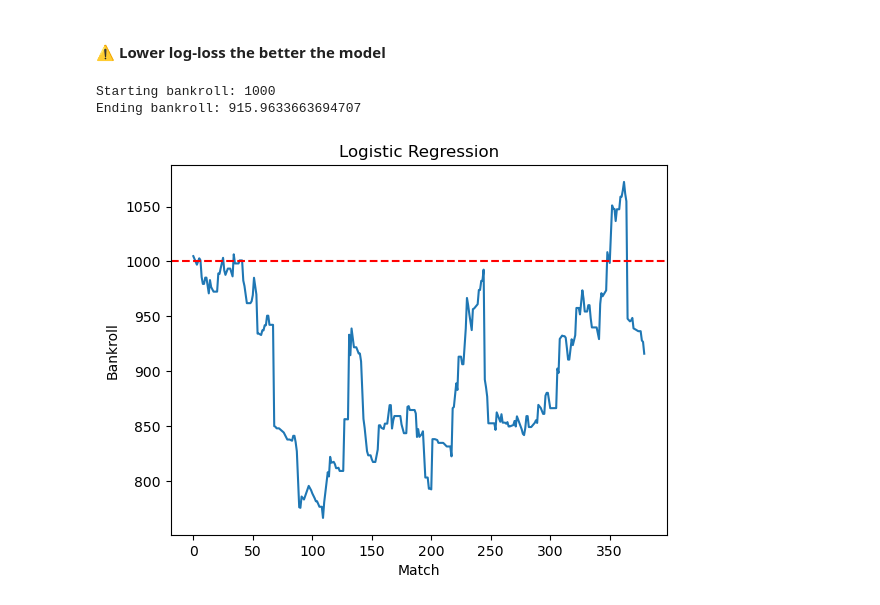
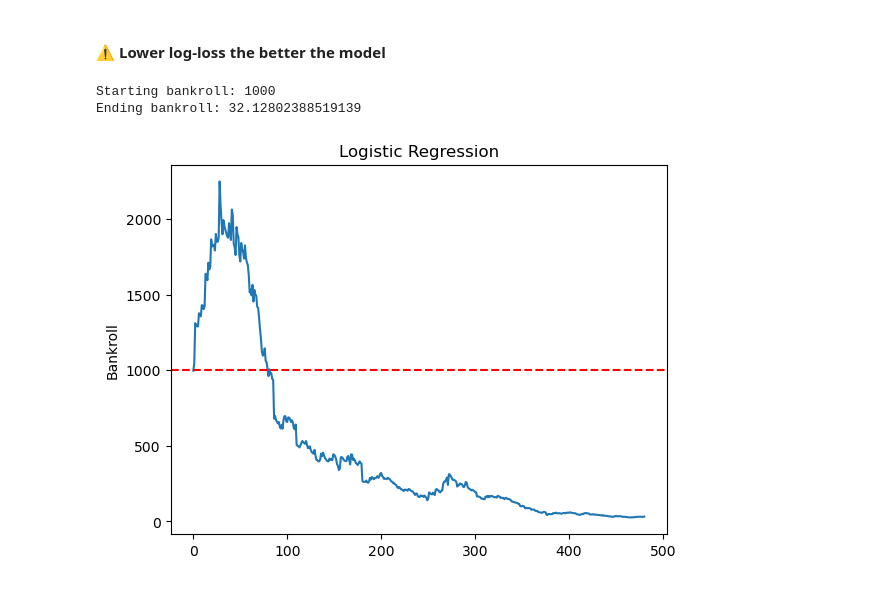
Before and after one commit to cabeywic/football-ml-betting, a Jupyter notebook: notebooks/experiments.ipynb, the cells around one changed output. Saved outputs shown, nothing was run; the diff lists cells and outputs as text; code cells hidden in the pictures.

```diff
--- a/notebooks/experiments.ipynb
+++ b/notebooks/experiments.ipynb
@@ -28,7 +31,7 @@ from strategy import KellyCriterionStrategy, FixedFractionalStrategy, Fractional
 print("Loading config file...")
 config = YamlLoader(path="../src/config/config.yaml").load()
 FOOTBALL_DATA_CONFIG = config["data"]
-COLUMNS = ['Div', 'Date', 'HomeTeam', 'AwayTeam', 'FTHG', 'FTAG', 'FTR', 'HTHG', 'HTAG', 'HS', 'AS', 'HST', 'AST', 'HF', 'AF', 'HC', 'AC', 'HY', 'AY', 'HR', 'AR', 'B365H', 'B365D', 'B365A', 'BWH', 'BWD', 'BWA', 'IWH', 'IWD', 'IWA']
+COLUMNS = ['Div', 'Date', 'HomeTeam', 'AwayTeam', 'FTHG', 'FTAG', 'FTR', 'HTHG', 'HTAG', 'HS', 'AS', 'HST', 'AST', 'HF', 'AF', 'HC', 'AC', 'HY', 'AY', 'HR', 'AR', 'B365H', 'B365D', 'B365A', 'BWH', 'BWD', 'BWA', 'IWH', 'IWD', 'IWA', 'PSH', 'PSD', 'PSA']
 
 print("Loading football data...")
 football_dataset = FootballData.load(**FOOTBALL_DATA_CONFIG, columns=COLUMNS)
@@ -93,9 +69,11 @@ pi_rating_generator = PiRatingGenerator()
 football_dataset.compute_features([elo_rating_generator, win_streak_generator, gap_rating_generator, pi_rating_generator])
 
 label_encoder = LabelEncoder()
-feature_columns = ['HomeEloBefore', 'AwayEloBefore', 'B365H', 'B365A', 'B365D', 'BWH', 'BWD', 'BWA', 'IWH', 'IWD', 'IWA', 'HomeGapAttackBefore',
+feature_columns = ['HomeEloBefore', 'AwayEloBefore', 'B365H', 'B365A', 'B365D', 'BWH', 'BWD', 'BWA', 'IWH', 'IWD', 'IWA', 'PSH', 'PSD', 'PSA', 'HomeGapAttackBefore',
                 'HomeGapDefendBefore', 'AwayGapAttackBefore', 'AwayGapDefendBefore','HomeStreakBefore', 'AwayStreakBefore', 'HomePiBefore', 'AwayPiBefore']
 
-division = football_dataset.divisions['E0']
+# division = football_dataset.divisions['E0']
+# division = football_dataset.divisions['E1']
+division = football_dataset.divisions['SP1']
 # %% [markdown]
 ### Prepairing the dataframe
@@ -104,5 +80,7 @@ TODO: Overround
 # %%
 df = division.dataframe
+# df = pd.concat([item.dataframe for item in football_dataset.divisions.values()])
+
 df = df.dropna(subset=feature_columns)
 df['FTR'] = label_encoder.fit_transform(df['FTR'])
 
@@ -115,7 +93,10 @@ test_set = data[data['Season'] == '2022-2023']
 
 # Create the training set
 train_set = data[~data['Season'].isin(['2021-2022', '2022-2023'])]
-model_features = ['HomeGapAttackBefore', 'HomeGapDefendBefore', 'AwayGapAttackBefore', 'AwayGapDefendBefore', 'B365H', 'B365A', 'B365D', 'BWH', 'BWD', 'BWA', 'IWH', 'IWD', 'IWA']
+# model_features = ['HomePiBefore', 'AwayPiBefore', 'B365H', 'B365A', 'B365D', 'BWH', 'BWD', 'BWA', 'IWH', 'IWD', 'IWA', 'PSH', 'PSD', 'PSA']
+# model_features = ['HomeEloBefore', 'AwayEloBefore','HomeStreakBefore', 'AwayStreakBefore', 'B365H', 'B365A', 'B365D', 'BWH', 'BWD', 'BWA', 'IWH', 'IWD', 'IWA']
+model_features = ['HomeGapAttackBefore', 'HomeGapDefendBefore', 'AwayGapAttackBefore', 'AwayGapDefendBefore', 'B365H', 'B365A', 'B365D', 'BWH', 'BWD', 'BWA', 'IWH', 'IWD', 'IWA', 'PSH', 'PSD', 'PSA']
+# model_features = ['HomeGapAttackBefore', 'HomeGapDefendBefore', 'AwayGapAttackBefore', 'AwayGapDefendBefore', 'HomePiBefore', 'AwayPiBefore', 'B365H', 'B365A', 'B365D', 'BWH', 'BWD', 'BWA', 'IWH', 'IWD', 'IWA']
 
 X_train, y_train = train_set[model_features], train_set['FTR']
 X_test, y_test = test_set[model_features], test_set['FTR']
@@ -138,16 +119 @@ Validation      [2021-2022] |  380
 Testing         [2022-2023] |  380
-# %%
-print("Preparing dataset")
-df = division.dataframe
-df = df.dropna(subset=feature_columns)
-df['FTR'] = label_encoder.fit_transform(df['FTR'])
-
-# model_features = ['HomePiBefore', 'AwayPiBefore', 'B365H', 'B365A', 'B365D', 'BWH', 'BWD', 'BWA', 'IWH', 'IWD', 'IWA']
-# model_features = ['HomeEloBefore', 'AwayEloBefore','HomeStreakBefore', 'AwayStreakBefore', 'B365H', 'B365A', 'B365D', 'BWH', 'BWD', 'BWA', 'IWH', 'IWD', 'IWA']
-model_features = ['HomeGapAttackBefore', 'HomeGapDefendBefore', 'AwayGapAttackBefore', 'AwayGapDefendBefore', 'B365H', 'B365A', 'B365D', 'BWH', 'BWD', 'BWA', 'IWH', 'IWD', 'IWA']
-X = df[model_features]
-y = df['FTR']
-
-# Split the data into train and test sets
-print("Splitting data into train and test sets")
-X_train, X_test, y_train, y_test = train_test_split(X, y, test_size=0.2, random_state=42)
@@ -205,22 +211,23 @@ Best classifier: Logistic Regression | Score: 0.93
 # %%
 classifier_name = best_classifier
 classifier = classifiers[classifier_name]
+# classifier = grid_search.best_estimator_
 
-# strategy = KellyCriterionStrategy(label_encoder)
-# strategy = FixedFractionalStrategy(label_encoder, fraction=0.1)
-# strategy = ConfidenceThresholdStrategy(label_encoder, confidence_threshold=0.5, bet_size=0.1)
-strategy = FractionalKellyCriterionStrategy(label_encoder, fraction=0.15)
+strategy = KellyCriterionStrategy(label_encoder)
+# strategy = FixedFractionalStrategy(label_encoder, fraction=0.05)
+# strategy = ConfidenceThresholdStrategy(label_encoder, confidence_threshold=0.7, bet_size=0.1)
+# strategy = FractionalKellyCriterionStrategy(label_encoder, fraction=0.15)
 # strategy = DynamicFractionalKellyCriterionStrategy(label_encoder, min_fraction=0.15, max_fraction=0.35)
 print(f'Starting bankroll: {strategy.bankroll}')
 
 # Run the strategy
 strategy.run(X_test, y_test, classifier)
 print(f'Ending bankroll: {strategy.bankroll}')
 
-sns.lineplot(data=strategy.history, x='Match', y='Bankroll').set_title(classifier_name)
+sns.lineplot(data=strategy.history, x=strategy.history.index, y='Bankroll').set_title(classifier_name)
 plt.axhline(1000, color='r', linestyle='--')
 plt.show()
 # %% [output]
 Starting bankroll: 1000
-Ending bankroll: 915.9633663694707
+Ending bankroll: 32.12802388519139
-[figure, old version]
+[figure, new version]
```
Also changed, not shown: parts of 18 cells of this notebook, 6 other files.
